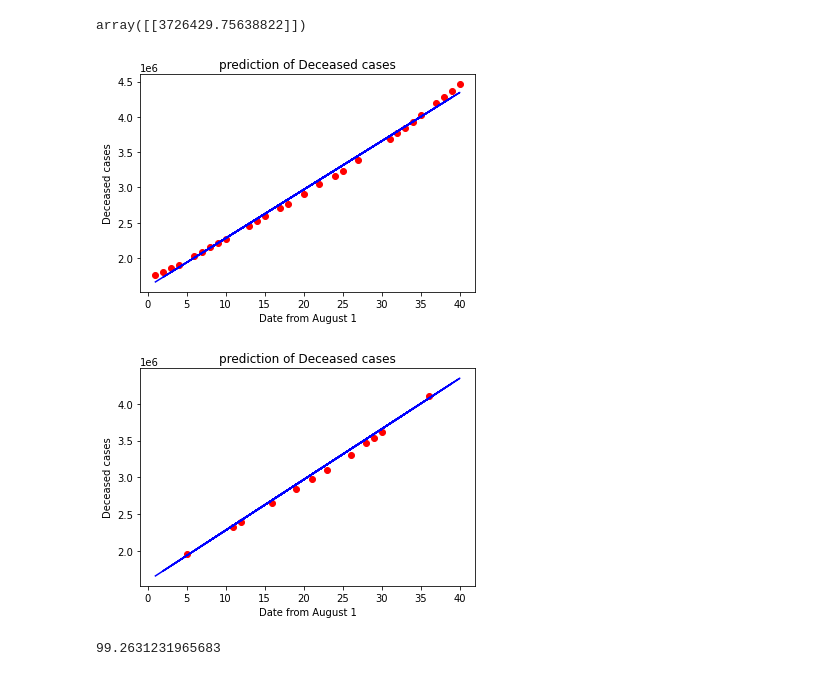
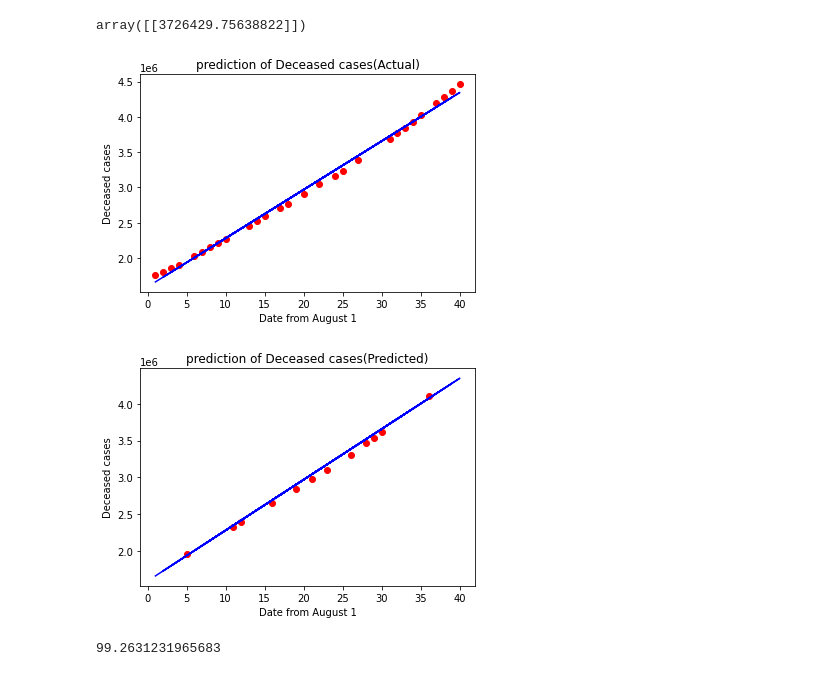
Before and after one commit to Apoorv0001/Covid19-Analyzer, a Jupyter notebook: Covid19india.ipynb, the cells around one changed output. Cells and saved outputs as stored; diff of their text form; code cells hidden in the pictures.

```diff
--- a/Covid19india.ipynb
+++ b/Covid19india.ipynb
@@ -200,21 +200,21 @@ array([[3726429.75638822]])
 # %%
 plt.scatter(training_x,training_y,color="red")
 plt.plot(training_x,Lin.predict(training_x),color="blue")
-plt.title("prediction of Deceased cases")
+plt.title("prediction of Deceased cases(Actual)")
 plt.xlabel("Date from August 1")
 plt.ylabel("Deceased cases")
 plt.show()
 # %% [output]
-[figure, old version]
+[figure, new version]
 # %%
 plt.scatter(testing_x,testing_y,color="red")
 plt.plot(training_x,Lin.predict(training_x),color="blue")
-plt.title("prediction of Deceased cases")
+plt.title("prediction of Deceased cases(Predicted)")
 plt.xlabel("Date from August 1")
 plt.ylabel("Deceased cases")
 plt.show()
 # %% [output]
-[figure, old version]
+[figure, new version]
 # %%
 r2_score(testing_y,pred_y)*100 #Check Accuracy
 # %% [output]
```
Also changed, not shown: parts of 14 cells of this notebook.
